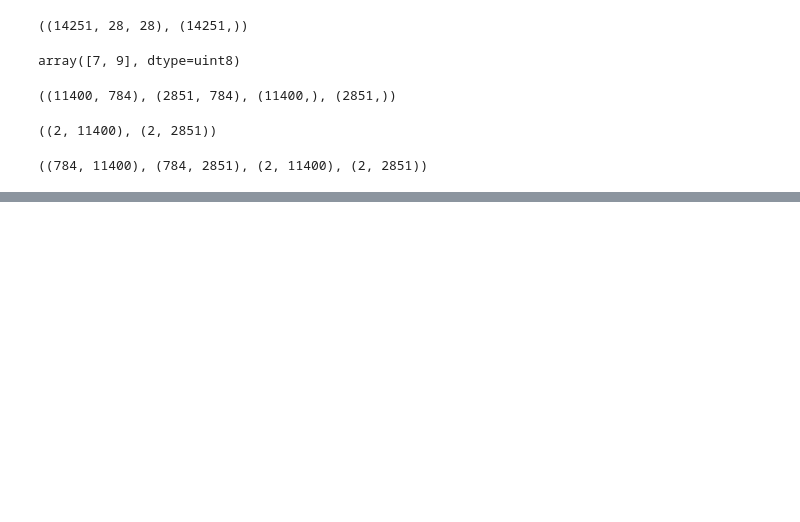
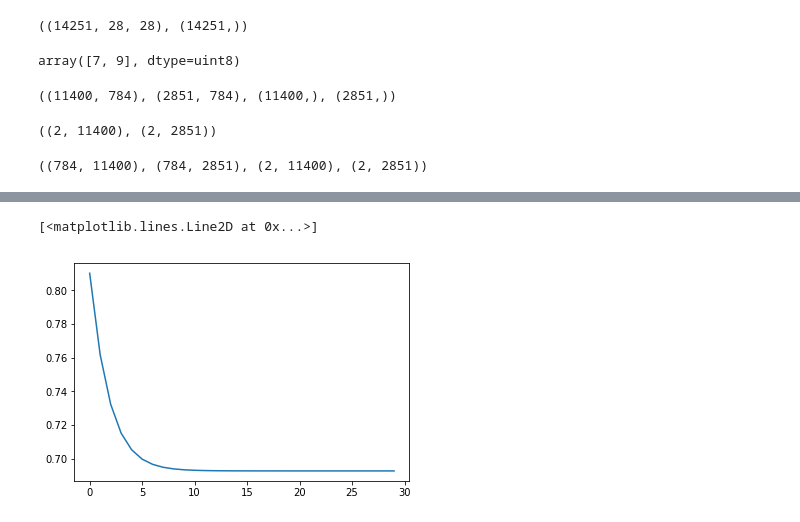
Before and after one commit to Hitkul/ML_course_IIITD, a Jupyter notebook: Assignment 3/Assignment_3.ipynb, the cells around one changed output, grey strips where cells are left out. Cells and saved outputs as stored; diff of their text form; code cells hidden in the pictures; blank space fills up the shorter version.

```diff
--- a/Assignment 3/Assignment_3.ipynb
+++ b/Assignment 3/Assignment_3.ipynb
@@ -189,3 +255,8 @@ cost = train_neural_network(X_train,Y_train,epoch,learning_rate,hidden_layer_act
+# %%
+plt.plot(range(len(cost)),cost)
+# %% [output]
+[<matplotlib.lines.Line2D at 0x...>]
+[figure, added]
 # %%
 plt.plot(range(len(cost[1:])),cost[1:])
 # %% [output]
```
Also changed, not shown: parts of 13 cells of this notebook.
